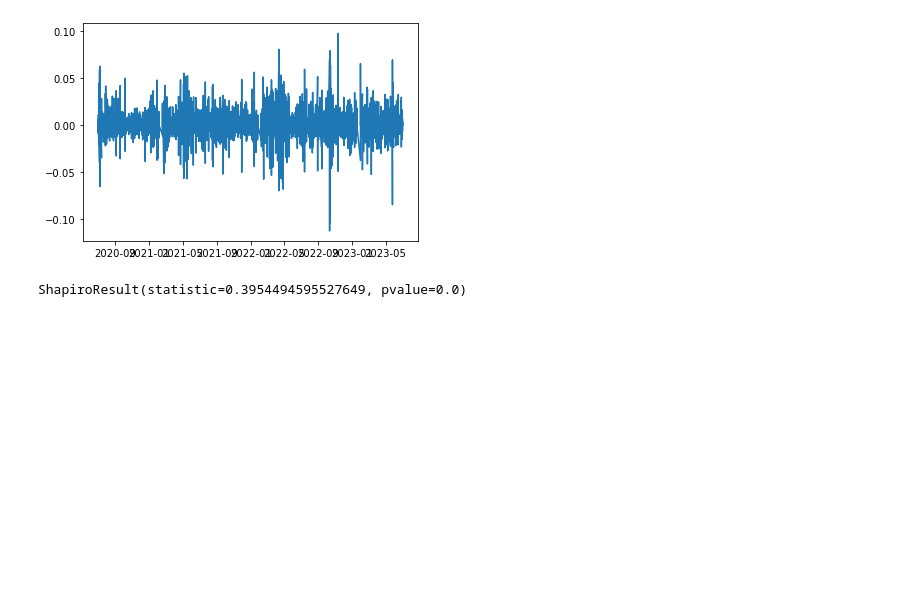
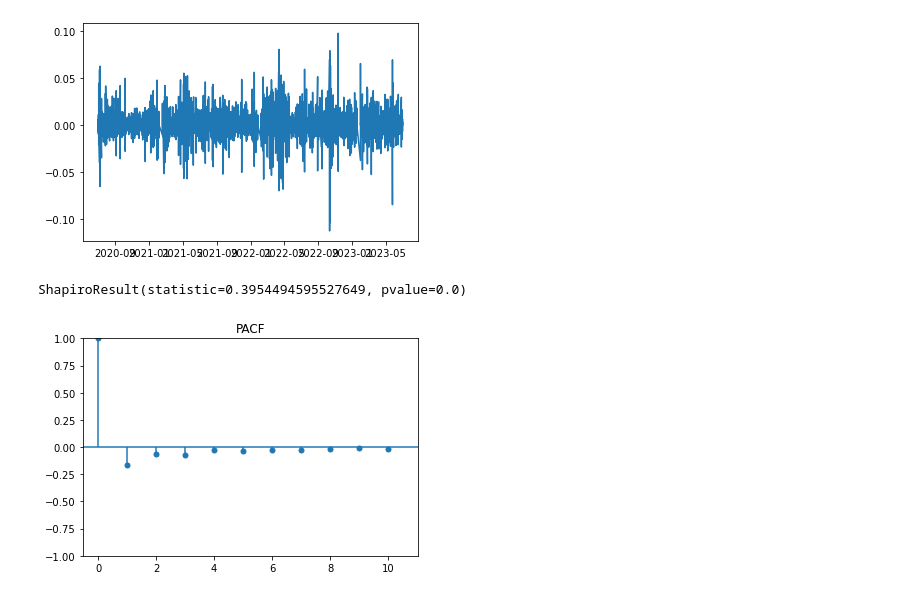
Before and after one commit to Jeremygaop/research-on-pair-trading, a Jupyter notebook: data-sync.ipynb, the cells around one changed output. Saved outputs shown, nothing was run; the diff lists cells and outputs as text; code cells hidden in the pictures; blank space fills up the shorter version.

```diff
--- a/data-sync.ipynb
+++ b/data-sync.ipynb
@@ -673,3 +674,9 @@ from scipy import stats
 stats.shapiro(resi)
 # %% [output]
 ShapiroResult(statistic=0.3954494595527649, pvalue=0.0)
+# %%
+pacf = plot_pacf(resi, lags=10)
+plt.title("PACF")
+pacf.show()
+# %% [output]
+[figure, added]
```
Also changed, not shown: parts of 1 cell of this notebook.
